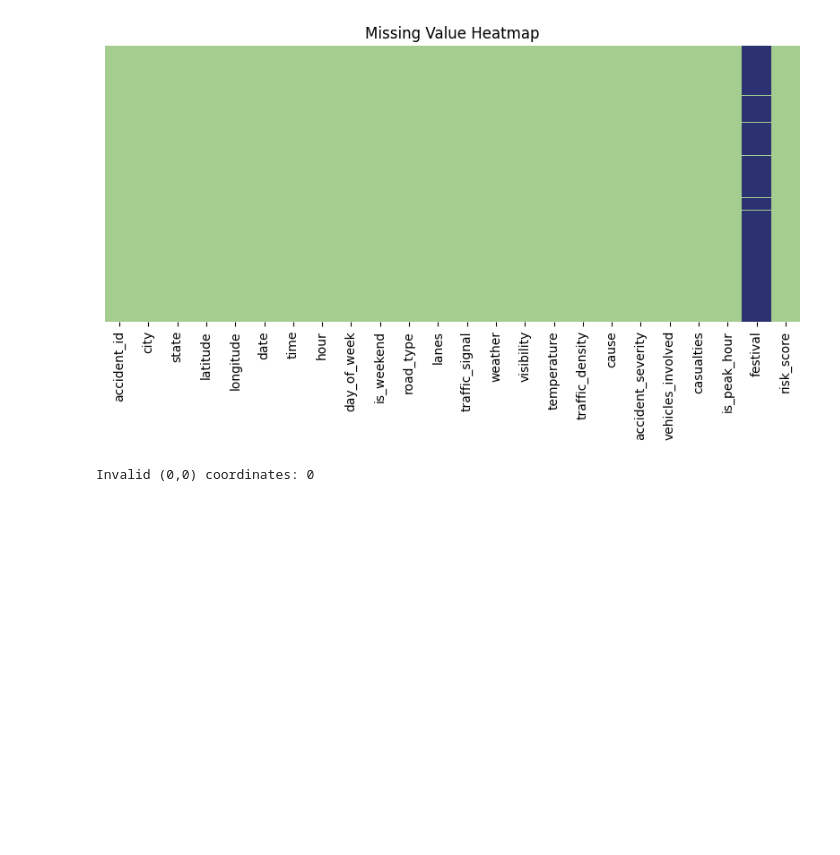
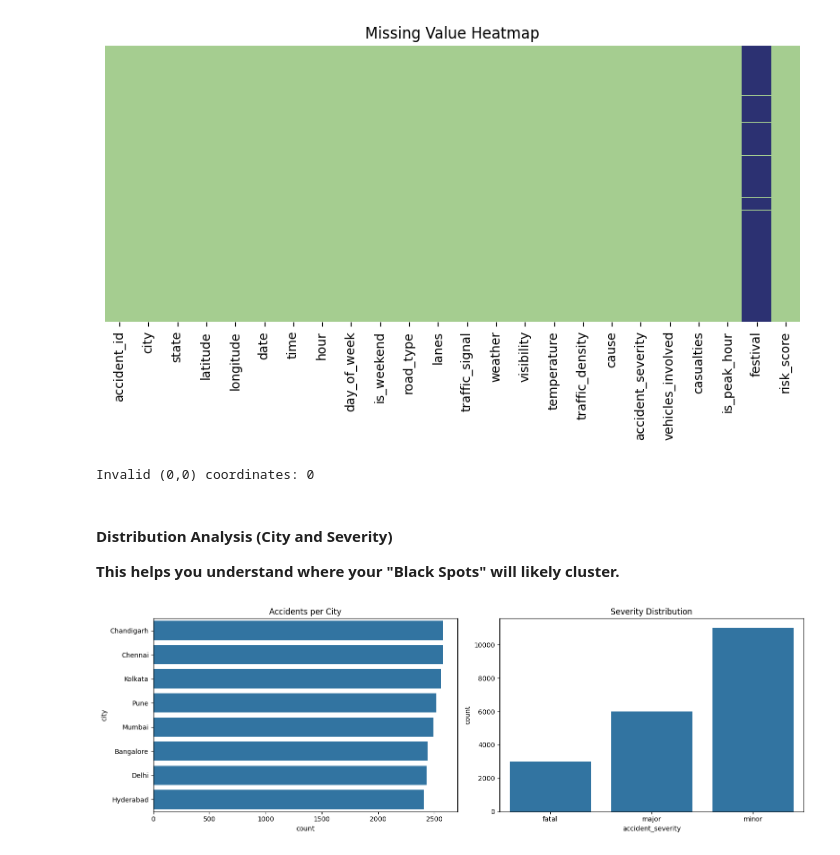
Before and after one commit to road-safety-and-blackspot-detection/Blackspot-Detection-Alert-System, a Jupyter notebook: ml-engine/notebooks/01_eda.ipynb, the cells around one changed output. Saved outputs shown, nothing was run; the diff lists cells and outputs as text; code cells hidden in the pictures; blank space fills up the shorter version.

```diff
--- a/ml-engine/notebooks/01_eda.ipynb
+++ b/ml-engine/notebooks/01_eda.ipynb
@@ -55,3 +55,22 @@ invalid_coords = df[(df['latitude']==0) | (df['longitude']==0)]
 print(f"Invalid (0,0) coordinates: {len(invalid_coords)}")
 # %% [output]
 Invalid (0,0) coordinates: 0
+# %% [markdown]
+#### Distribution Analysis (City and Severity)
+**This helps you understand where your "Black Spots" will likely cluster.**
+# %%
+fig, ax = plt.subplots(1,2, figsize=(15,5))
+
+#Accidents per city
+sns.countplot(data=df, y='city', order=df['city'].value_counts().index, ax=ax[0])
+
+ax[0].set_title('Accidents per City')
+
+#Severity Distribution
+sns.countplot(data=df, x='accident_severity', ax=ax[1])
+ax[1].set_title('Severity Distribution')
+
+plt.tight_layout()
+plt.show()
+# %% [output]
+[figure, added]
```
Also changed, not shown: parts of 2 cells of this notebook.
